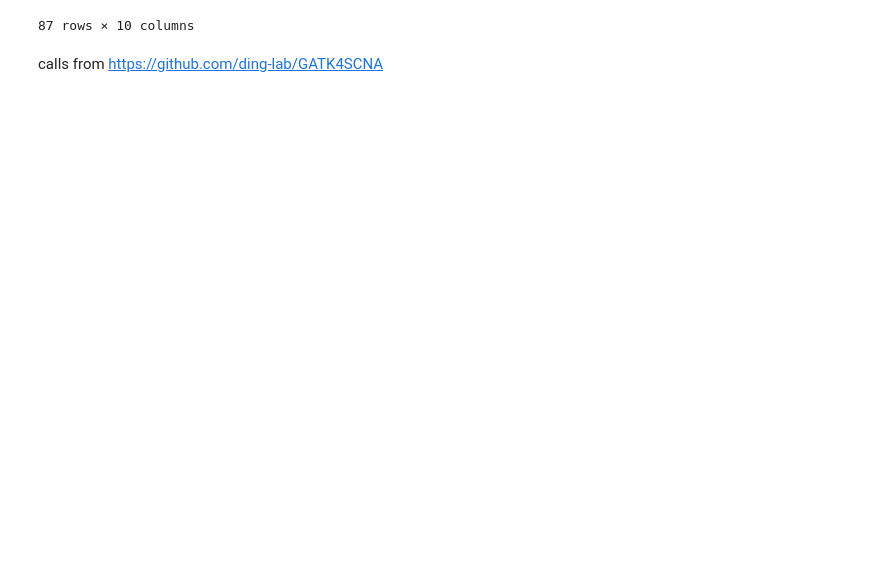
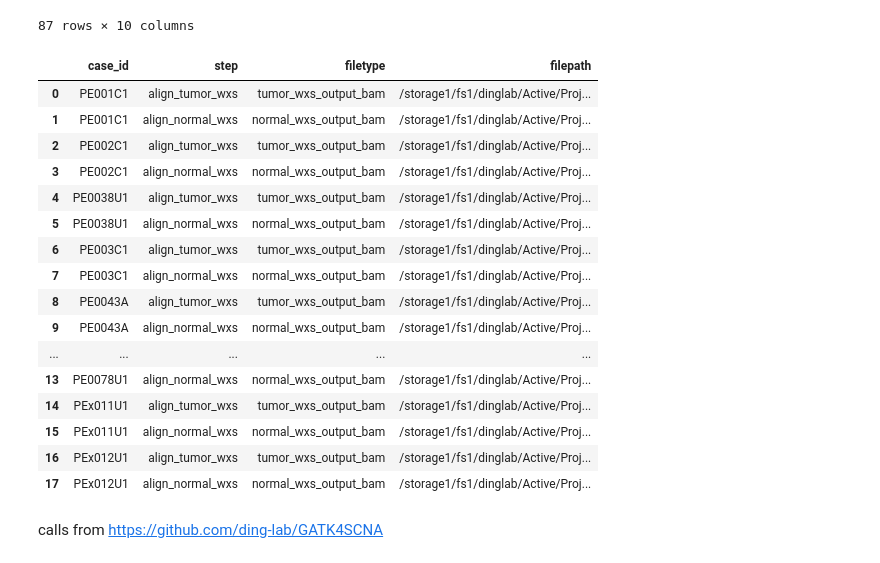
Before and after one commit to estorrs/pecgs-cnv, a Jupyter notebook: notebooks/create_pon_and_test_run_on_compute1.ipynb, the cells around one changed output. Saved outputs shown, nothing was run; the diff lists cells and outputs as text; code cells hidden in the pictures; blank space fills up the shorter version.

```diff
--- a/notebooks/create_pon_and_test_run_on_compute1.ipynb
+++ b/notebooks/create_pon_and_test_run_on_compute1.ipynb
@@ -32,6 +51,29 @@ df
 | C3N-05114.WXS.N.hg38 | C3N-05114 | GBM | WXS | blood_normal | /storage1/fs1/m.wyczalkowski/Acti... | 34460031755 | BAM | ... |
 | C3N-05135.WXS.N.hg38 | C3N-05135 | GBM | WXS | blood_normal | /storage1/fs1/m.wyczalkowski/Acti... | 34914215861 | BAM | ... |
 87 rows × 10 columns
+# %%
+df = pd.read_csv('/diskmnt/Projects/Users/estorrs/pecgs-cnv/data/pecgs_analysis_summary.txt', sep='\t', header=None)
+df = df.iloc[:, [0, 1, 2, 3]]
+df.columns = ['case_id', 'step', 'filetype', 'filepath']
+df
+# %% [output]
+|  | case_id | step | filetype | filepath |
+| 0 | PE001C1 | align_tumor_wxs | tumor_wxs_output_bam | /storage1/fs1/dinglab/Active/Proj... |
+| 1 | PE001C1 | align_normal_wxs | normal_wxs_output_bam | /storage1/fs1/dinglab/Active/Proj... |
+| 2 | PE002C1 | align_tumor_wxs | tumor_wxs_output_bam | /storage1/fs1/dinglab/Active/Proj... |
+| 3 | PE002C1 | align_normal_wxs | normal_wxs_output_bam | /storage1/fs1/dinglab/Active/Proj... |
+| 4 | PE0038U1 | align_tumor_wxs | tumor_wxs_output_bam | /storage1/fs1/dinglab/Active/Proj... |
+| 5 | PE0038U1 | align_normal_wxs | normal_wxs_output_bam | /storage1/fs1/dinglab/Active/Proj... |
+| 6 | PE003C1 | align_tumor_wxs | tumor_wxs_output_bam | /storage1/fs1/dinglab/Active/Proj... |
+| 7 | PE003C1 | align_normal_wxs | normal_wxs_output_bam | /storage1/fs1/dinglab/Active/Proj... |
+| 8 | PE0043A | align_tumor_wxs | tumor_wxs_output_bam | /storage1/fs1/dinglab/Active/Proj... |
+| 9 | PE0043A | align_normal_wxs | normal_wxs_output_bam | /storage1/fs1/dinglab/Active/Proj... |
+| ... | ... | ... | ... | ... |
+| 13 | PE0078U1 | align_normal_wxs | normal_wxs_output_bam | /storage1/fs1/dinglab/Active/Proj... |
+| 14 | PEx011U1 | align_tumor_wxs | tumor_wxs_output_bam | /storage1/fs1/dinglab/Active/Proj... |
+| 15 | PEx011U1 | align_normal_wxs | normal_wxs_output_bam | /storage1/fs1/dinglab/Active/Proj... |
+| 16 | PEx012U1 | align_tumor_wxs | tumor_wxs_output_bam | /storage1/fs1/dinglab/Active/Proj... |
+| 17 | PEx012U1 | align_normal_wxs | normal_wxs_output_bam | /storage1/fs1/dinglab/Active/Proj... |
 # %% [markdown]
 calls from https://github.com/ding-lab/GATK4SCNA
 # %%
```
Also changed, not shown: parts of 7 cells of this notebook, 8 other files.
